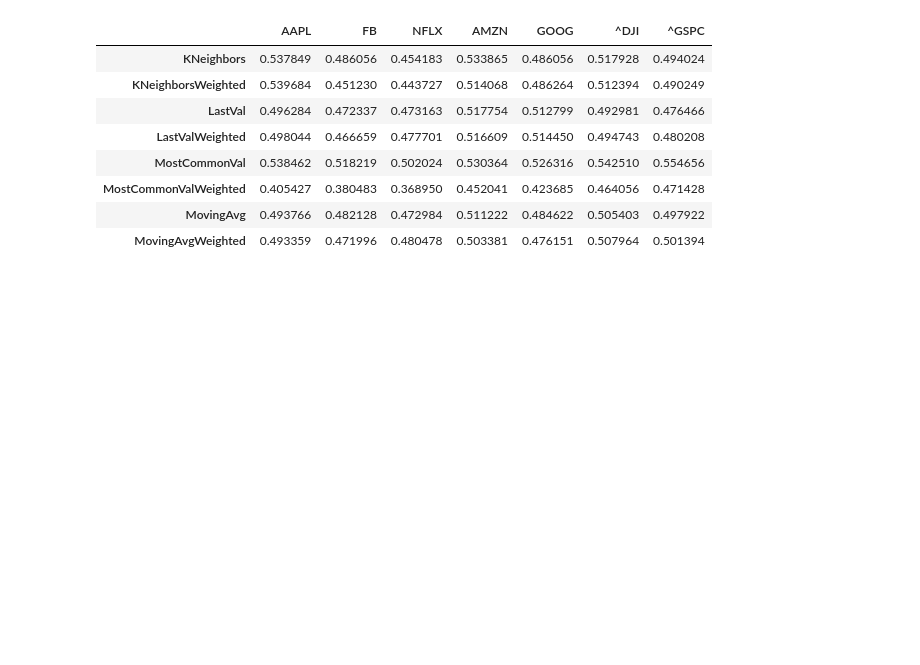
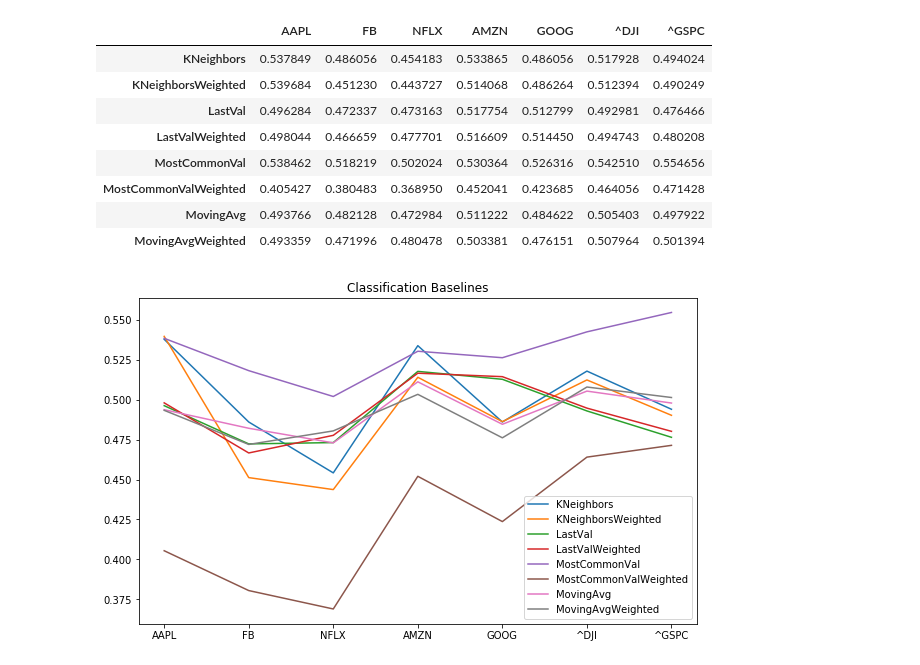
Before and after one commit to AbbyB/orie4741, a Jupyter notebook: Final Project/Baselines.ipynb, the cells around one changed output. Saved outputs shown, nothing was run; the diff lists cells and outputs as text; code cells hidden in the pictures; blank space fills up the shorter version.

```diff
--- a/Final Project/Baselines.ipynb
+++ b/Final Project/Baselines.ipynb
@@ -489,5 +502,6 @@ pd.DataFrame(reg_baselines)
 # %%
-pd.DataFrame(clf_baselines)
+clf_baselines = pd.DataFrame(clf_baselines)
+clf_baselines
 # %% [output]
 |  | AAPL | FB | NFLX | AMZN | GOOG | ^DJI | ^GSPC |
 | KNeighbors | 0.537849 | 0.486056 | 0.454183 | 0.533865 | 0.486056 | 0.517928 | 0.494024 |
@@ -498,6 +512,18 @@ pd.DataFrame(clf_baselines)
 | MostCommonValWeighted | 0.405427 | 0.380483 | 0.368950 | 0.452041 | 0.423685 | 0.464056 | 0.471428 |
 | MovingAvg | 0.493766 | 0.482128 | 0.472984 | 0.511222 | 0.484622 | 0.505403 | 0.497922 |
 | MovingAvgWeighted | 0.493359 | 0.471996 | 0.480478 | 0.503381 | 0.476151 | 0.507964 | 0.501394 |
+# %%
+plt.figure(figsize=(10,6))
+
+for i in range(len(clf_baselines)):
+    plt.plot(range(len(stocks + indices)), clf_baselines.iloc[i])
+
+plt.xticks(np.arange(7), clf_baselines.columns)
+plt.gca().legend(["KNeighbors", "KNeighborsWeighted", "LastVal", "LastValWeighted", "MostCommonVal", "MostCommonValWeighted", "MovingAvg", "MovingAvgWeighted"])
+plt.title("Classification Baselines")
+plt.show()
+# %% [output]
+[figure, added]
 # %% [markdown]
 # Using News to Predict Stock Movement
 
```
Also changed, not shown: parts of 4 cells of this notebook, 11 other files.
